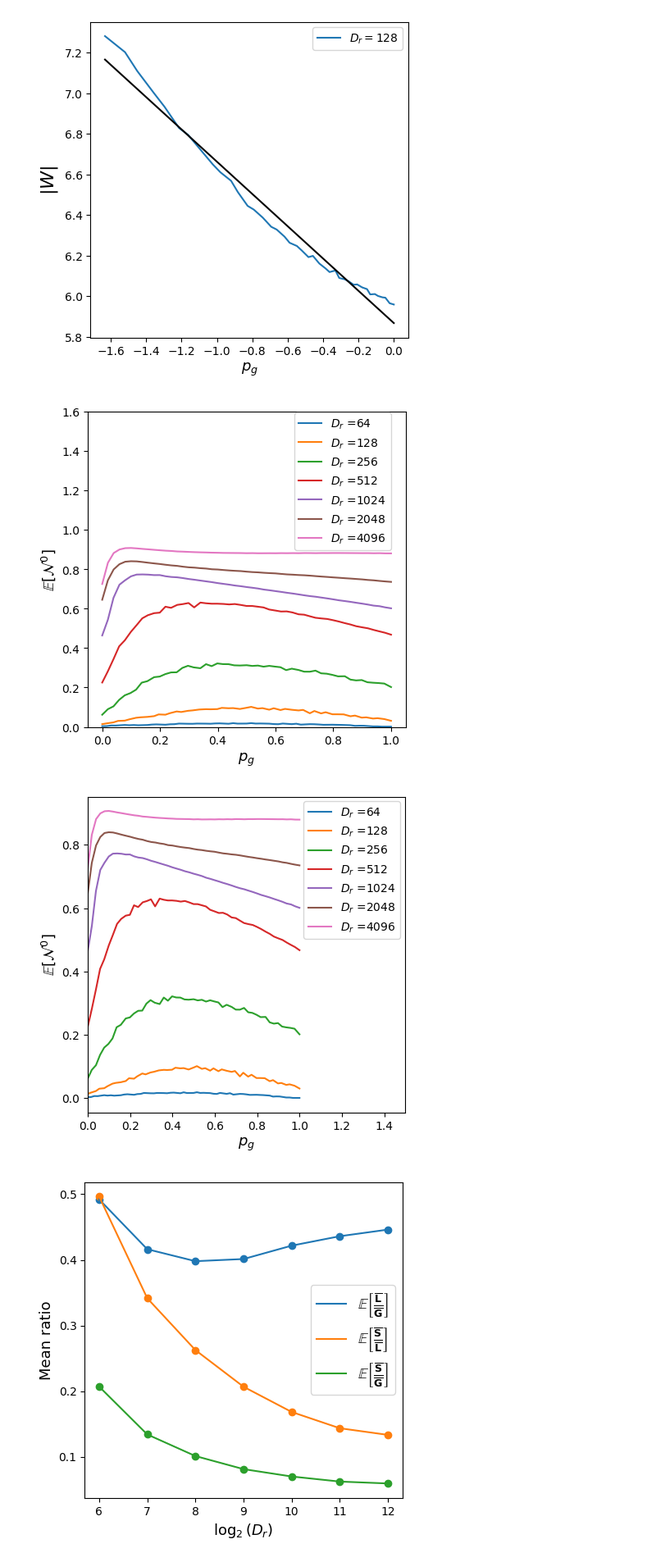
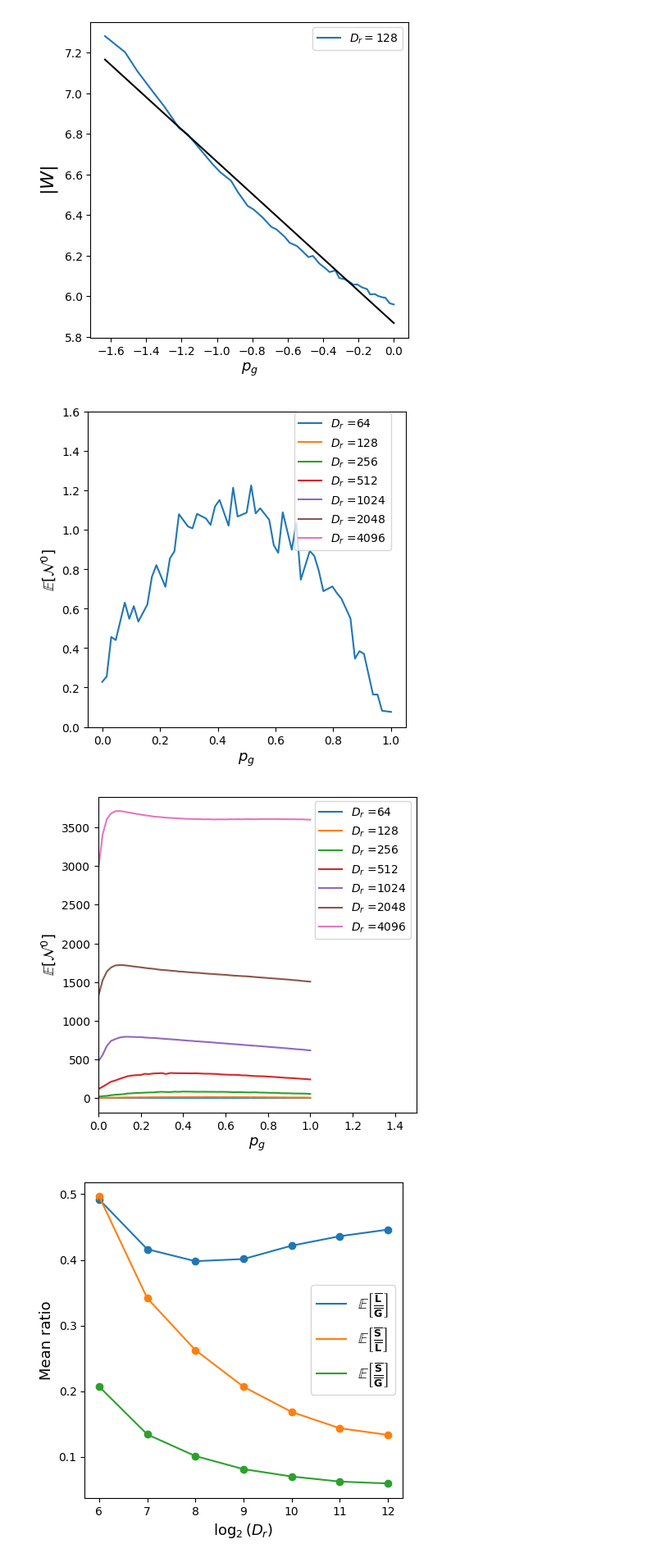
Before and after one commit to pinakm9/random-feature-map, a Jupyter notebook: notebooks/Section-4.1-4.3.ipynb, the cells around one changed output. Shown at 82% size. Saved outputs shown, nothing was run; the diff lists cells and outputs as text; code cells hidden in the pictures.

```diff
--- a/notebooks/Section-4.1-4.3.ipynb
+++ b/notebooks/Section-4.1-4.3.ipynb
@@ -563,14 +563,14 @@ for j, item in enumerate(values[i]):
         ls = 'solid'
     bsa = sr1.BatchStrategyAnalyzer_SMLR(save_folders[i] + str(item))
     tau, std = bsa.get_line('0_cols_W')
-    ax.plot(bsa.percents, tau, label=f'{vars[i]} ={item}', linestyle=ls)
+    ax.plot(bsa.percents, tau*bsa.D_r, label=f'{vars[i]} ={item}', linestyle=ls)
     # ax.scatter(bsa.percents, tau, s=10, marker='x')
     # axs[i+2].plot(bsa.percents, std/tau, label=f'{vars[i]} ={item}', linestyle=ls)
 ax.set_xlabel(r'$p_g$', fontsize=13)
 ax.set_ylabel(r'$\mathbb{E}[\mathcal{N}^0]$', fontsize=13)
 ax.legend(fontsize=10, loc=(0.65, 0.56))
 ax.set_ylim((0, 1.6))
-ax1.set_title(r'$D_r=300, \beta=4\times10^{-5}$')
+# ax1.set_title(r'$D_r=300, \beta=4\times10^{-5}$')
 yticks = ax1.yaxis.get_major_ticks()
 yticks[-1].set_visible(False)
 # ax.set_title(r'$\beta=4\times10^{-5}, N=20000$')
@@ -578,7 +578,7 @@ yticks[-1].set_visible(False)
 plt.subplots_adjust(hspace=0.16, wspace=0.3)
 plt.savefig(f'../data/plots/zero_cols-legend-y.png', dpi=300, bbox_inches='tight')
 # %% [output]
-[figure, old version]
+[figure, new version]
 # %%
 fig = plt.figure(figsize=(5, 5))
 ax = fig.add_subplot(111)
@@ -589,35 +589,35 @@ save_folders = [ '../data/L63-Strategy-varying-trainsize/',\
 Ms = [12, 10, 13, 25]
 values = [[625*2**n for n in range(1, Ms[1], 2)], [2**n for n in range(6, Ms[2])], [13, 17, 19, 21, 25]]
 values_ = [[np.log2(625*2**n) for n in range(1, Ms[1], 2)], [n for n in range(6, Ms[2])], [13, 17, 19, 21, 25]]
 vars = ['N', r'$D_r$', r'$-\log_2\beta$']
 vars_ = [r'$\log_2(\text{sample size})$', r'$\log_2(\text{train size})$', r'$\log_2(D_r)$', r'$-\log_2\beta$']
 
 
 
 colors = sns.color_palette()#('husl', len(values[i]))
 ax.set_prop_cycle('color', colors)
 i = 1
 for j, item in enumerate(values[i]):
     if 2*j < len(values[i]):
         ls = 'solid'
     else:
         ls = 'solid'
     bsa = sr1.BatchStrategyAnalyzer_SMLR(save_folders[i] + str(item))
     tau, std = bsa.get_line('0_cols_W')
-    ax.plot(bsa.percents, tau, label=f'{vars[i]} ={item}', linestyle=ls)
+    ax.plot(bsa.percents, tau*bsa.D_r, label=f'{vars[i]} ={item}', linestyle=ls)
     # ax.scatter(bsa.percents, tau, s=10, marker='x')
     # axs[i+2].plot(bsa.percents, std/tau, label=f'{vars[i]} ={item}', linestyle=ls)
 ax.set_xlabel(r'$p_g$', fontsize=13)
 ax.set_ylabel(r'$\mathbb{E}[\mathcal{N}^0]$', fontsize=13)
 ax.legend(fontsize=10, loc=(0.68, 0.55))
 ax.set_xlim((0, 1.5))
 ax1.set_title(r'$D_r=300, \beta=4\times10^{-5}$')
 # ax.set_title(r'$\beta=4\times10^{-5}, N=20000$')
 # ax3.set_title(r'$D_r=300, N=20000$')
 plt.subplots_adjust(hspace=0.16, wspace=0.3)
 plt.savefig(f'../data/plots/zero_cols-legend-x.png', dpi=300, bbox_inches='tight')
 # %% [output]
-[figure, old version]
+[figure, new version]
 # %%
 fig = plt.figure(figsize=(5, 5))
 ax = fig.add_subplot(111)
```
Also changed, not shown: parts of 6 cells of this notebook, 15 other files.
